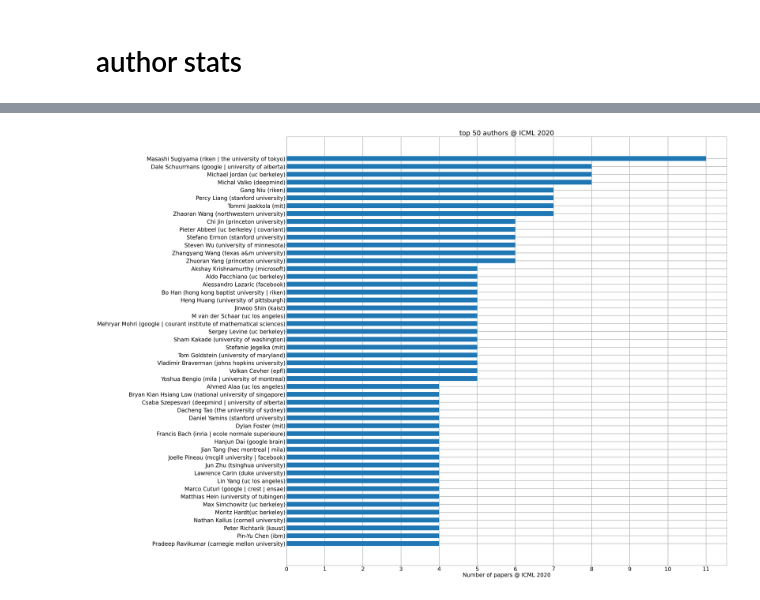
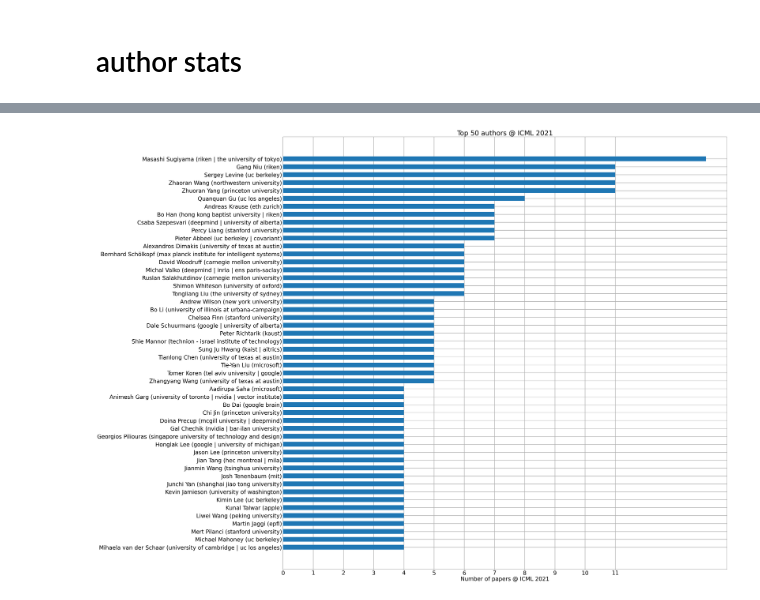
Before and after one commit to tung-nd/ICML-2021-Statistics, a Jupyter notebook: author_stats.ipynb, the cells around one changed output, grey strips where cells are left out. Drawn from its saved outputs; the diff is of its cells as text; code cells hidden in the pictures.

Commit message:
stats for authors

```diff
--- a/author_stats.ipynb
+++ b/author_stats.ipynb
@@ -111,3 +0,0 @@ processed_author_and_place_list[1087].insert(1, ['Jun Seo', ['kaist']])
-# %%
-x = ['microsoft']
-'\n'.join(x)
@@ -116,9 +0,0 @@ x = ['microsoft']
-# %%
-content = []
-for _author_and_place_list in processed_author_and_place_list:
-  paper = []
-  for author, places in _author_and_place_list:
-    text = author + '[' + ' | '.join(places) + ']'
-    paper.append(text)
-  content.append(' + '.join(paper))
-len(content)
@@ -127,10 +1,7 @@ len(content)
-# %%
-with open('cleaned_affilation.txt', 'w') as f:
-  f.write('\n'.join(content))
 # %% [markdown]
 # author stats
 # %%
-with open('cleaned_affilation.txt') as f:
+with open('cleaned_affiliation_2021.txt') as f:
   papers = f.read().splitlines()
 len(papers)
 # %% [output]
@@ -195,25 +86,27 @@ len(author_count_list)
 # %%
 sorted_author_list = sorted(author_count_list, key=lambda e: (-e[1], e[0]))
 # %%
+import numpy as np
 import matplotlib.pyplot as plt
+
 plt.rcParams.update({'font.size': 35})
 fig, ax = plt.subplots()
 fig.set_size_inches(50, 50)
 top = 50
 most_common = sorted_author_list[:top]
 top_authors = [obj[0] for obj in most_common]
 paper_counts = [obj[1] for obj in most_common]
 x = ax.barh(np.arange(0, 250, 5), paper_counts, height=3., align='center', zorder=3)
 
 ax.set_yticks(np.arange(0, 250, 5))
 ax.set_yticklabels(top_authors)
 ax.invert_yaxis()  # labels read top-to-bottom
 ax.set_xticks(list(range(0, 12)))
-ax.set_xlabel('Number of papers @ ICML 2020')
-ax.set_title(f'top {top} authors @ ICML 2020')
+ax.set_xlabel('Number of papers @ ICML 2021')
+ax.set_title(f'Top {top} authors @ ICML 2021')
 
 ax.grid(linewidth=3)
-fig.savefig('icml_stats_authortop50.png', bbox_inches='tight')
+fig.savefig('icml_stats_authortop50.svg', bbox_inches='tight')
 plt.show()
 # %% [output]
-[figure, old version]
+[figure, new version]
```
Also changed, not shown: parts of 16 cells of this notebook, 2 other files.
